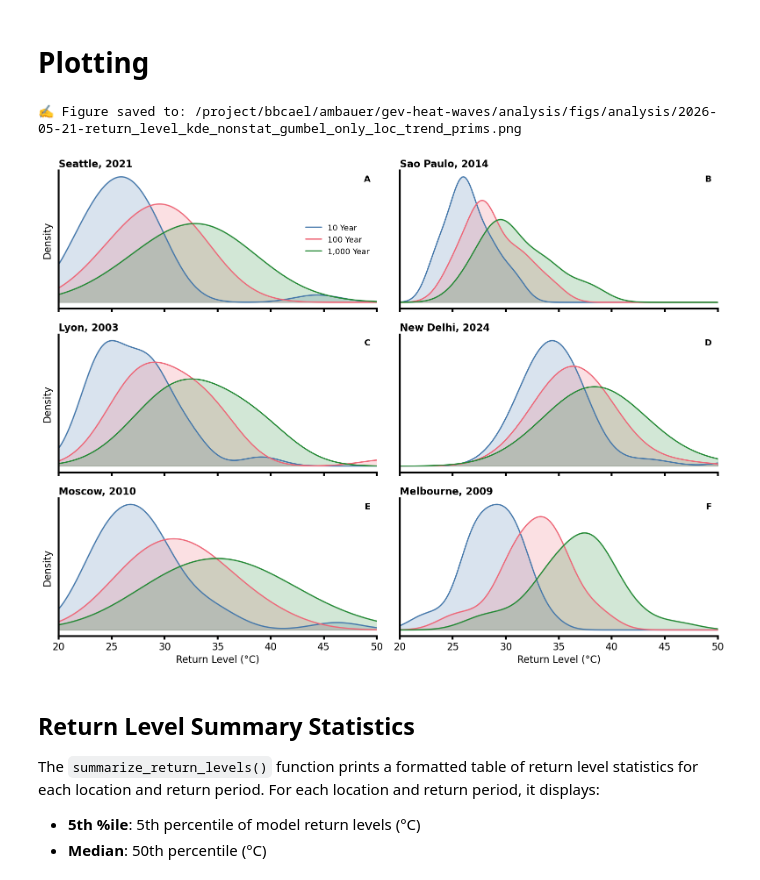
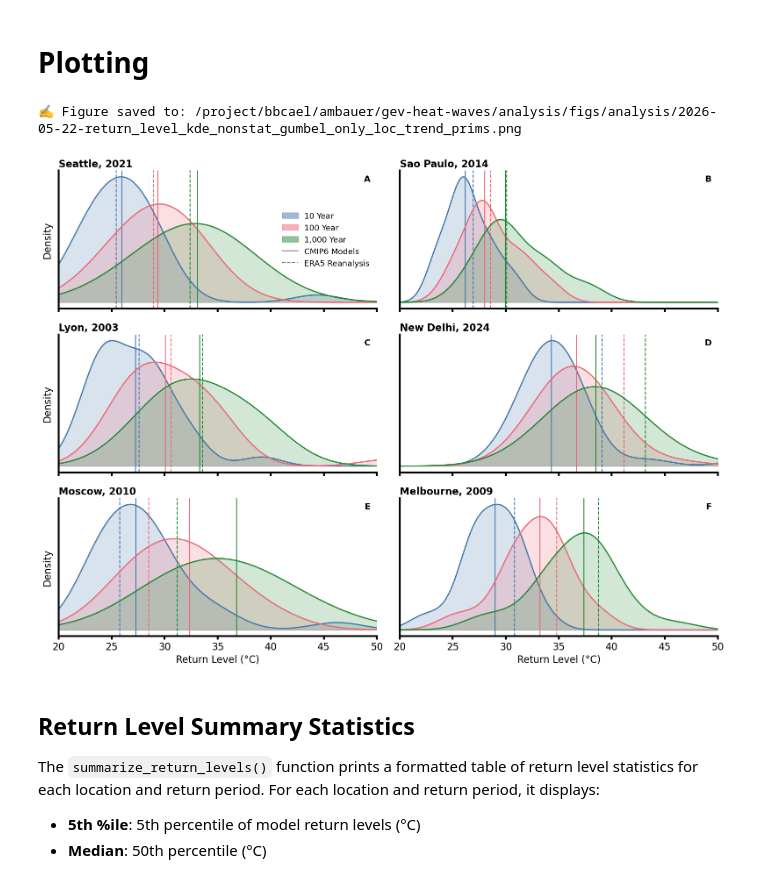
Before and after one commit to adam-bauer-34/gev-heat-waves, a Jupyter notebook: analysis/notebooks/return_rates.ipynb, the cells around one changed output. Saved outputs shown, nothing was run; the diff lists cells and outputs as text; code cells hidden in the pictures.

Commit message:
small updates to analysis notebooks

```diff
--- a/analysis/notebooks/return_rates.ipynb
+++ b/analysis/notebooks/return_rates.ipynb
@@ -421,22 +439,23 @@ for edx, loc in enumerate(event_info.keys()):
 # %%
 event_indices = [0, 2, 3, 5, 6, 8]
 
 fig, ax = plot_return_level_histogram_grid(
     return_levels_prim,
     return_period_list=[10, 100, 1000],
     event_indices=event_indices,
     return_periods=return_periods,
+    era5_return_levels=era5_ret_levels,
     event_names=np.array([f"{place}, {info['year']}" for place, info in event_info.items()]),
     plot_type='kde',
     save_fig=save_figs,
     fname=f'return_level_kde_{fit}_prims',
     outdir=FIGS_PATH
 )
 
 plt.show()
 # %% [output]
-✍️ Figure saved to: /project/bbcael/ambauer/gev-heat-waves/analysis/figs/analysis/2026-05-21-return_level_kde_nonstat_gumbel_only_loc_trend_prims.png
+✍️ Figure saved to: /project/bbcael/ambauer/gev-heat-waves/analysis/figs/analysis/2026-05-22-return_level_kde_nonstat_gumbel_only_loc_trend_prims.png
-[figure, old version]
+[figure, new version]
 # %% [markdown]
 ## Return Level Summary Statistics
 
```
Also changed, not shown: parts of 5 cells of this notebook, 8 other files.
